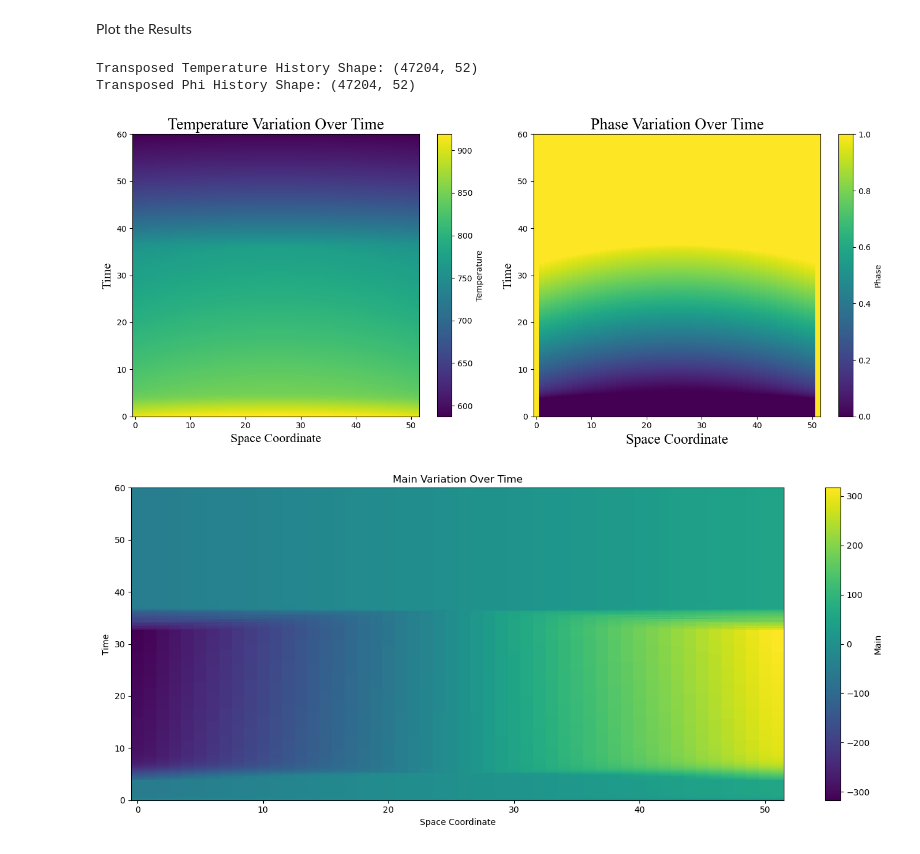
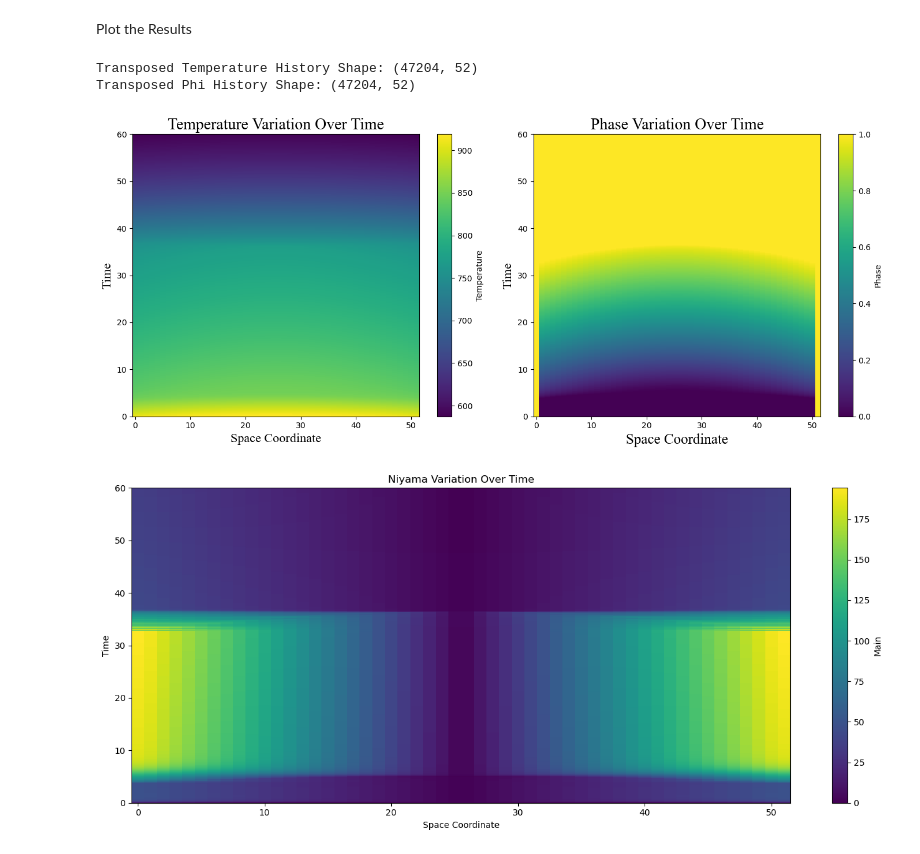
Before and after one commit to radhikrammohan/1D_HT_Pinn, a Jupyter notebook: Data_prep/1D_SVR/DOE/1D_HT_nue2.ipynb, the cells around one changed output. Drawn from its saved outputs; the diff is of its cells as text; code cells hidden in the pictures.

```diff
--- a/Data_prep/1D_SVR/DOE/1D_HT_nue2.ipynb
+++ b/Data_prep/1D_SVR/DOE/1D_HT_nue2.ipynb
@@ -72,8 +72,8 @@ L_fusion = 389.0e3               # J/kg  # Latent heat of fusion of aluminum
          # Thermal diffusivity
 
 
-T_L = 847.4                       #  K -Liquidus Temperature (615 c) AL 380
-T_S = 770.3                      # K- Solidus Temperature (550 C)
+T_L = 574.4 +273.0                       #  K -Liquidus Temperature (615 c) AL 380
+T_S = 497.3 +273.0                     # K- Solidus Temperature (550 C)
 m_eff =(k_m/(rho_m*(cp_m + (L_fusion/(T_L-T_S)))))
 print (f"alpha_l = {alpha_l}, alpha_s = {alpha_s}, m_eff = {m_eff}")
 
@@ -333,33 +352,33 @@ time_coord = time_coord * dt
 # Create a figure with two subplots
 fig, (ax1, ax2) = plt.subplots(1, 2, figsize=(14, 6))
 
 # Plot the temperature history on the left subplot
 im1 = ax1.pcolormesh(space_coord, time_coord, temperature_history, cmap='viridis')
 ax1.set_xlabel('Space Coordinate', fontname='Times New Roman', fontsize=16)
 ax1.set_ylabel('Time',fontname='Times New Roman', fontsize=16)
 ax1.set_title('Temperature Variation Over Time',fontname='Times New Roman', fontsize=20)
 fig.colorbar(im1, ax=ax1, label='Temperature')
 
 # Plot the phase history on the right subplot
 im2 = ax2.pcolormesh(space_coord, time_coord, phi_history, cmap='viridis')
 ax2.set_xlabel('Space Coordinate', fontname='Times New Roman', fontsize=18)
 ax2.set_ylabel('Time',fontname='Times New Roman', fontsize=16)
 ax2.set_title('Phase Variation Over Time',fontname='Times New Roman', fontsize=20)
 fig.colorbar(im2, ax=ax2, label='Phase')
 plt.tight_layout()
 plt.show()
 
 #plot the main
 fig, ax = plt.subplots(figsize=(14, 6))
-im = ax.pcolormesh(space_coord, time_coord, Ny, cmap='viridis')
+im = ax.pcolormesh(space_coord, time_coord, Dim_ny, cmap='viridis')
 ax.set_xlabel('Space Coordinate')
 ax.set_ylabel('Time')
-ax.set_title('Main Variation Over Time')
+ax.set_title('Niyama Variation Over Time')
 fig.colorbar(im, ax=ax, label='Main')
 plt.tight_layout()
 plt.show()
 # %% [output]
 Transposed Temperature History Shape: (47204, 52)
 Transposed Phi History Shape: (47204, 52)
 [figure]
-[figure, old version]
+[figure, new version]
```
Also changed, not shown: parts of 1 cell of this notebook, 12 other files.
